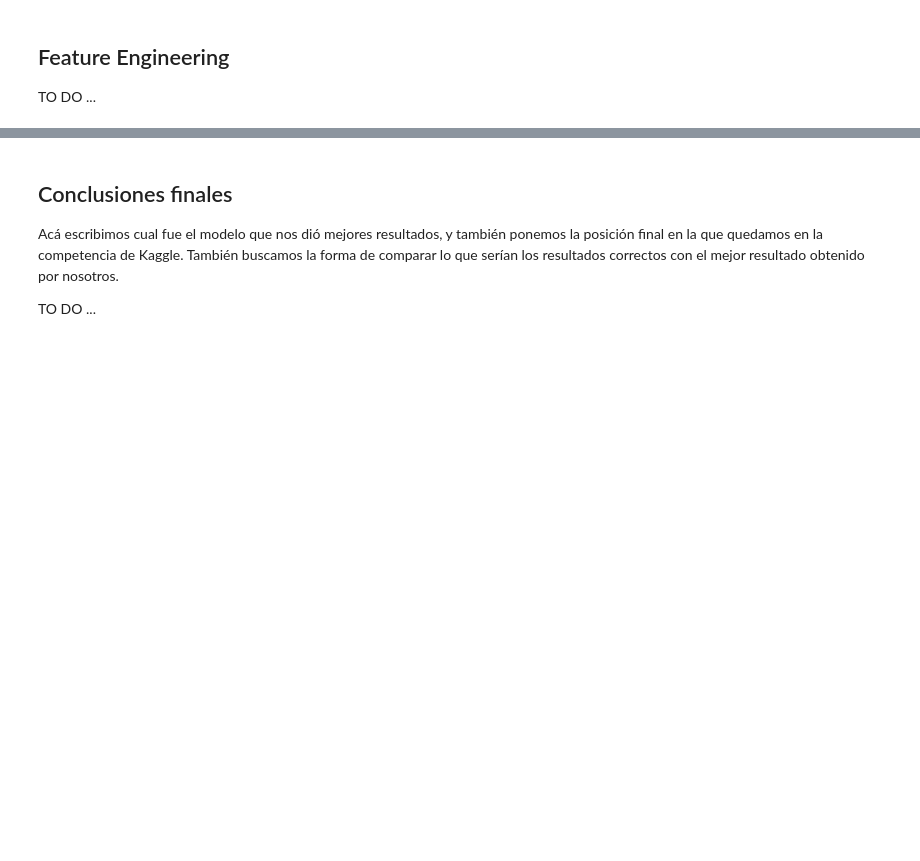
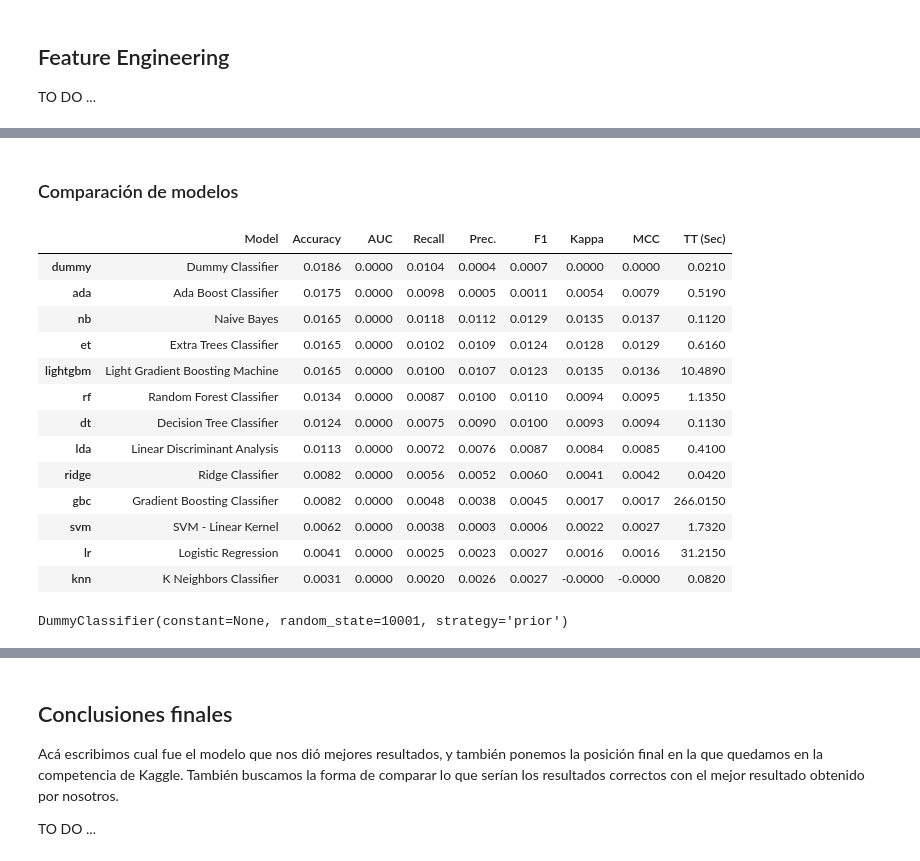
Before and after one commit to fedepenic/Tecnologias-Emergentes-Machine-Learning, a Jupyter notebook: TrabajoPracticoTecnologiasEmergentes.ipynb, the cells around one changed output, grey strips where cells are left out. Cells and saved outputs as stored; diff of their text form; code cells hidden in the pictures; blank space fills up the shorter version.

```diff
--- a/TrabajoPracticoTecnologiasEmergentes.ipynb
+++ b/TrabajoPracticoTecnologiasEmergentes.ipynb
@@ -206,0 +309,23 @@ TO DO ...
+# %% [markdown]
+### Comparación de modelos
+# %%
+best_model = compare_models()
+# %% [output]
+|  | Model | Accuracy | AUC | Recall | Prec. | F1 | Kappa | MCC | TT (Sec) |
+| dummy | Dummy Classifier | 0.0186 | 0.0000 | 0.0104 | 0.0004 | 0.0007 | 0.0000 | 0.0000 | 0.0210 |
+| ada | Ada Boost Classifier | 0.0175 | 0.0000 | 0.0098 | 0.0005 | 0.0011 | 0.0054 | 0.0079 | 0.5190 |
+| nb | Naive Bayes | 0.0165 | 0.0000 | 0.0118 | 0.0112 | 0.0129 | 0.0135 | 0.0137 | 0.1120 |
+| et | Extra Trees Classifier | 0.0165 | 0.0000 | 0.0102 | 0.0109 | 0.0124 | 0.0128 | 0.0129 | 0.6160 |
+| lightgbm | Light Gradient Boosting Machine | 0.0165 | 0.0000 | 0.0100 | 0.0107 | 0.0123 | 0.0135 | 0.0136 | 10.4890 |
+| rf | Random Forest Classifier | 0.0134 | 0.0000 | 0.0087 | 0.0100 | 0.0110 | 0.0094 | 0.0095 | 1.1350 |
+| dt | Decision Tree Classifier | 0.0124 | 0.0000 | 0.0075 | 0.0090 | 0.0100 | 0.0093 | 0.0094 | 0.1130 |
+| lda | Linear Discriminant Analysis | 0.0113 | 0.0000 | 0.0072 | 0.0076 | 0.0087 | 0.0084 | 0.0085 | 0.4100 |
+| ridge | Ridge Classifier | 0.0082 | 0.0000 | 0.0056 | 0.0052 | 0.0060 | 0.0041 | 0.0042 | 0.0420 |
+| gbc | Gradient Boosting Classifier | 0.0082 | 0.0000 | 0.0048 | 0.0038 | 0.0045 | 0.0017 | 0.0017 | 266.0150 |
+| svm | SVM - Linear Kernel | 0.0062 | 0.0000 | 0.0038 | 0.0003 | 0.0006 | 0.0022 | 0.0027 | 1.7320 |
+| lr | Logistic Regression | 0.0041 | 0.0000 | 0.0025 | 0.0023 | 0.0027 | 0.0016 | 0.0016 | 31.2150 |
+| knn | K Neighbors Classifier | 0.0031 | 0.0000 | 0.0020 | 0.0026 | 0.0027 | -0.0000 | -0.0000 | 0.0820 |
+# %%
+print(best_model)
+# %% [output]
+DummyClassifier(constant=None, random_state=10001, strategy='prior')
```
Also changed, not shown: parts of 29 cells of this notebook.
